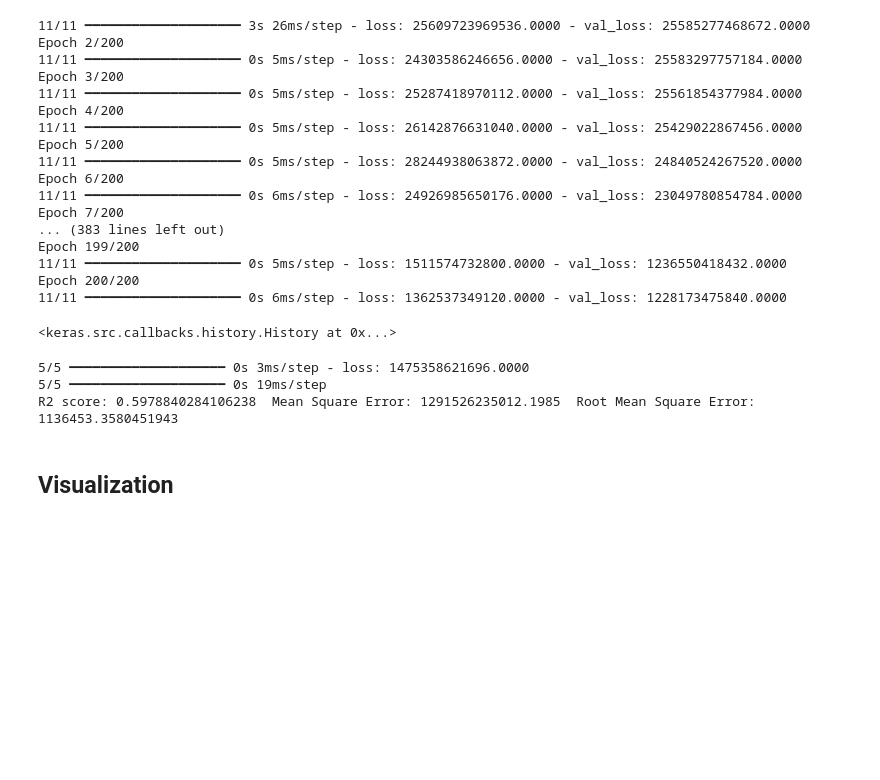
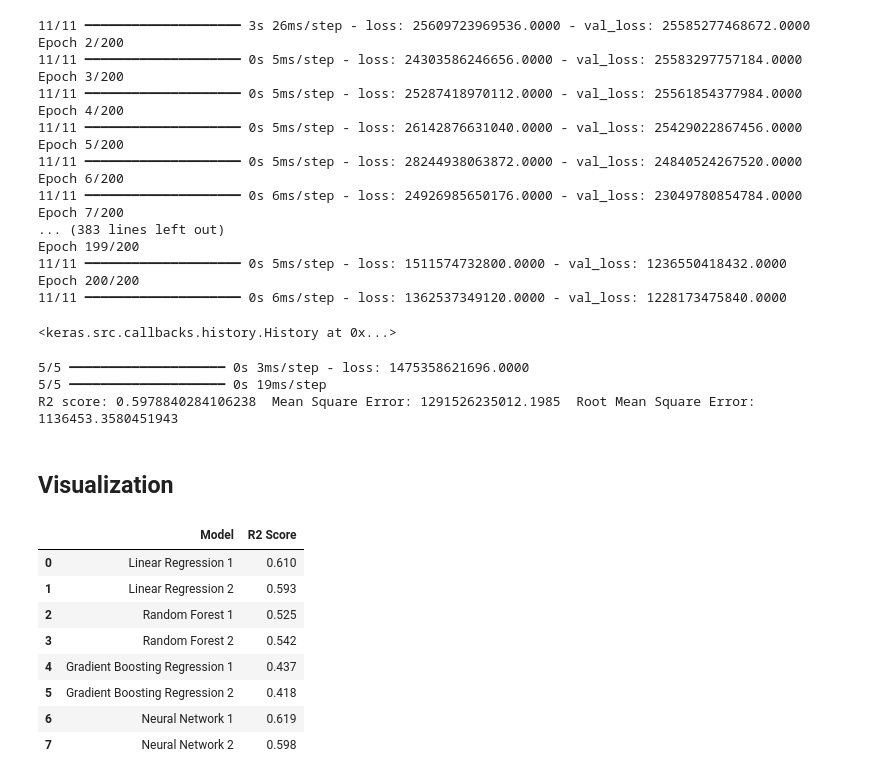
Before and after one commit to MissKay535/Project4-Housing_Prediction, a Jupyter notebook: Housing_Prediction.ipynb, the cells around one changed output. Drawn from its saved outputs; the diff is of its cells as text; code cells hidden in the pictures; blank space fills up the shorter version.

```diff
--- a/Housing_Prediction.ipynb
+++ b/Housing_Prediction.ipynb
@@ -301,0 +300,18 @@ R2 score: 0.5978840284106238  Mean Square Error: 1291526235012.1985  Root Mean S
+# %%
+# Create df to compare model results
+results_dict = {
+    "Model" : ["Linear Regression 1", "Linear Regression 2", "Random Forest 1", "Random Forest 2", "Gradient Boosting Regression 1", "Gradient Boosting Regression 2", "Neural Network 1", "Neural Network 2"],
+    "R2 Score": [.610, .593, .525, .542, .437, .418, .619, .598]
+}
+results_df = pd.DataFrame(results_dict)
+results_df
+# %% [output]
+|  | Model | R2 Score |
+| 0 | Linear Regression 1 | 0.610 |
+| 1 | Linear Regression 2 | 0.593 |
+| 2 | Random Forest 1 | 0.525 |
+| 3 | Random Forest 2 | 0.542 |
+| 4 | Gradient Boosting Regression 1 | 0.437 |
+| 5 | Gradient Boosting Regression 2 | 0.418 |
+| 6 | Neural Network 1 | 0.619 |
+| 7 | Neural Network 2 | 0.598 |
```
Also changed, not shown: parts of 4 cells of this notebook.
